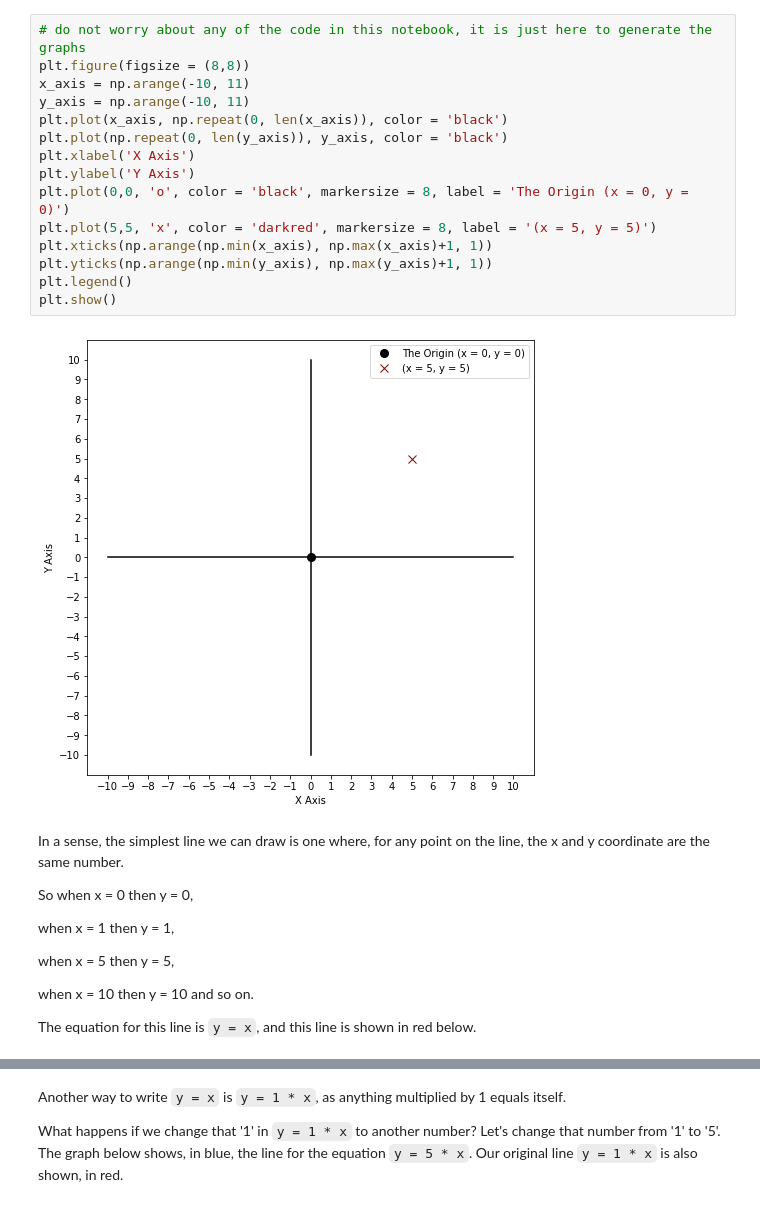
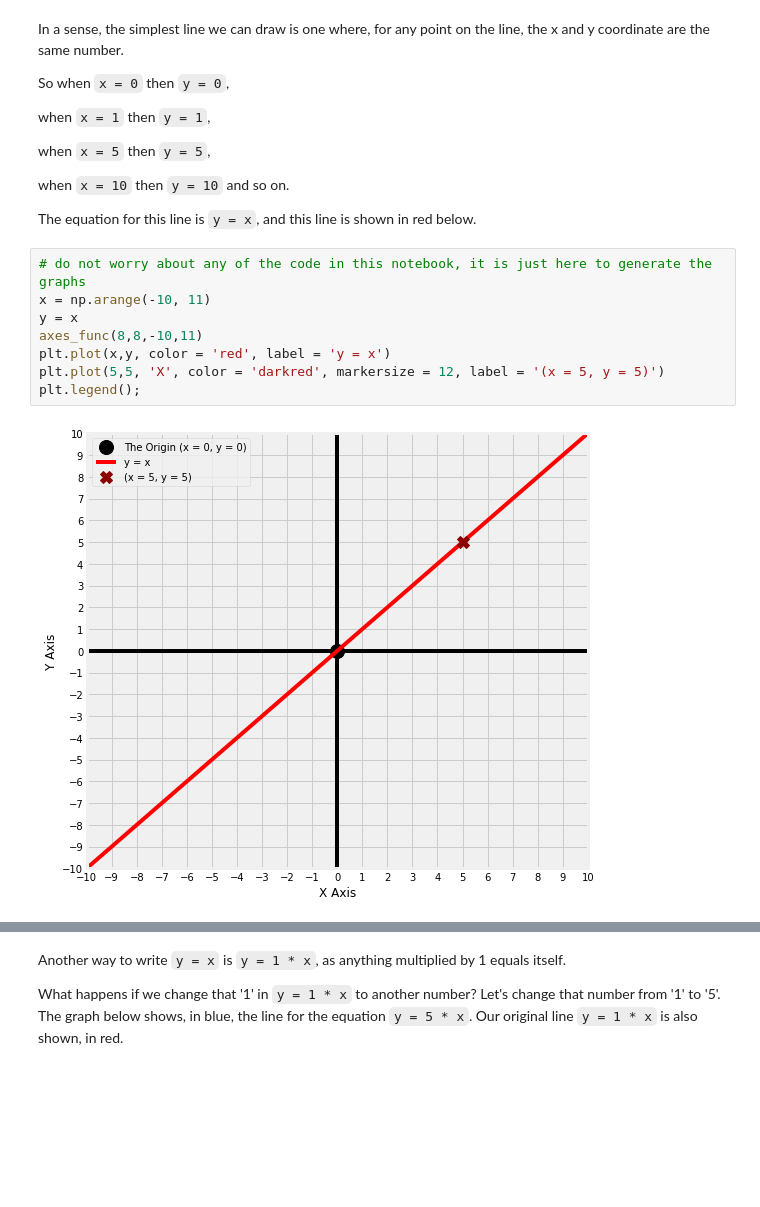
Before and after one commit to pxr687/edu_resources, a Jupyter notebook: Lines_Slopes_and_Intercepts_-_Refresher.ipynb, the cells around one changed output, grey strips where cells are left out. Cells and saved outputs as stored; diff of their text form; blank space fills up the shorter version.

````diff
--- a/Lines_Slopes_and_Intercepts_-_Refresher.ipynb
+++ b/Lines_Slopes_and_Intercepts_-_Refresher.ipynb
@@ -36,29 +82,22 @@ Let's plot the point (x = 5, y = 5), it is shown as a red 'x' on the graph below
+# %% [markdown]
+In a sense, the simplest line we can draw is one where, for any point on the line, the x and y coordinate are the same number.
+
+So when `x = 0` then `y = 0`,
+
+when `x = 1` then `y = 1`,
+
+when `x = 5` then `y = 5`,
+
+when `x = 10` then `y = 10` and so on.
+
+The equation for this line is `y = x`, and this line is shown in red below.
 # %%
 # do not worry about any of the code in this notebook, it is just here to generate the graphs
-plt.figure(figsize = (8,8))
-x_axis = np.arange(-10, 11)
-y_axis = np.arange(-10, 11)
-plt.plot(x_axis, np.repeat(0, len(x_axis)), color = 'black')
-plt.plot(np.repeat(0, len(y_axis)), y_axis, color = 'black')
-plt.xlabel('X Axis')
-plt.ylabel('Y Axis')
-plt.plot(0,0, 'o', color = 'black', markersize = 8, label = 'The Origin (x = 0, y = 0)')
-plt.plot(5,5, 'x', color = 'darkred', markersize = 8, label = '(x = 5, y = 5)')
-plt.xticks(np.arange(np.min(x_axis), np.max(x_axis)+1, 1))
-plt.yticks(np.arange(np.min(y_axis), np.max(y_axis)+1, 1))
-plt.legend()
-plt.show()
+x = np.arange(-10, 11)
+y = x
+axes_func(8,8,-10,11)
+plt.plot(x,y, color = 'red', label = 'y = x')
+plt.plot(5,5, 'X', color = 'darkred', markersize = 12, label = '(x = 5, y = 5)')
+plt.legend();
 # %% [output]
-[figure, old version]
+[figure, new version]
-# %% [markdown]
-In a sense, the simplest line we can draw is one where, for any point on the line, the x and y coordinate are the same number.
-
-So when x = 0 then y = 0,
-
-when x = 1 then y = 1,
-
-when x = 5 then y = 5,
-
-when x = 10 then y = 10 and so on.
-
-The equation for this line is ```y = x```, and this line is shown in red below.
````
Also changed, not shown: parts of 40 cells of this notebook, 1 other file.
